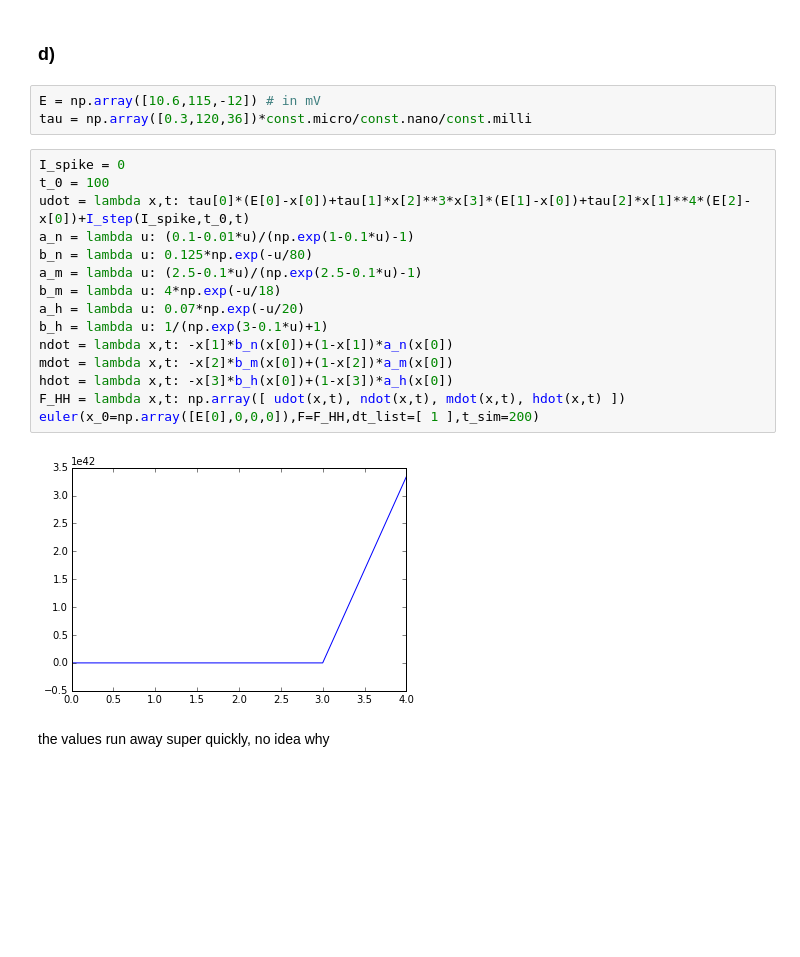
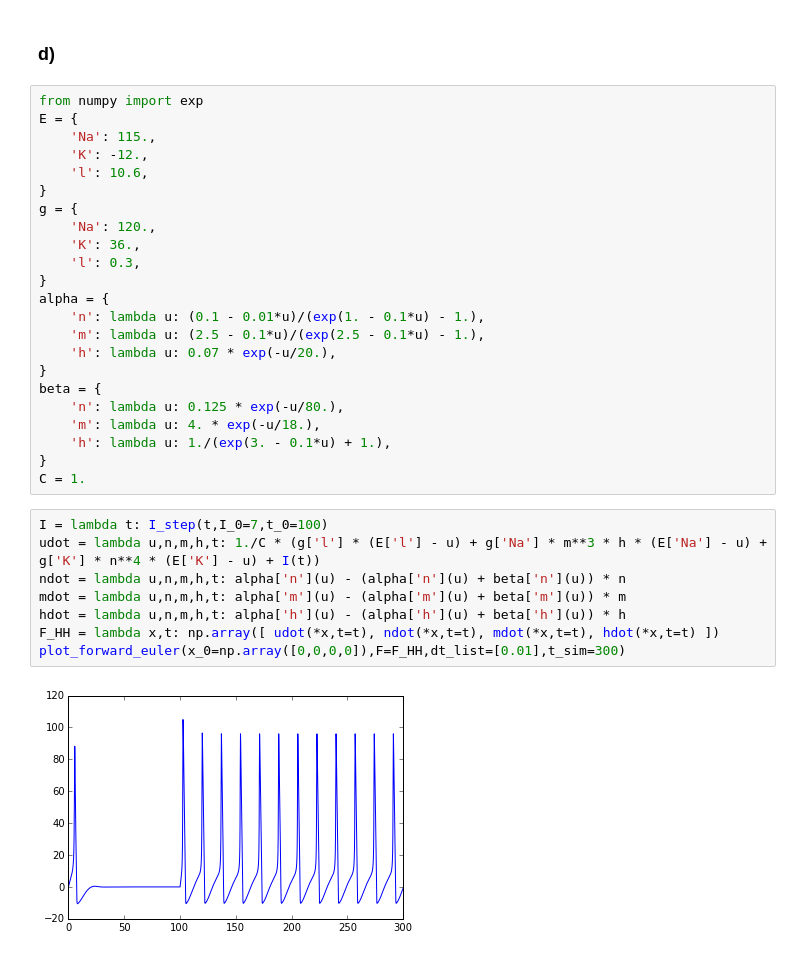
Before and after one commit to nilsvu/bic-ws1516, a Jupyter notebook: exercises/exercise 2.ipynb, the cells around one changed output. Drawn from its saved outputs; the diff is of its cells as text; blank space fills up the shorter version.

```diff
--- a/exercises/exercise 2.ipynb
+++ b/exercises/exercise 2.ipynb
@@ -68,24 +74,35 @@ euler(x_0=np.array([1,0]), F=F_osc2d, dt_list=[1,0.1,1e-5], t_sim=10)
 # %% [markdown]
 ### d)
-# %%
-E = np.array([10.6,115,-12]) # in mV
-tau = np.array([0.3,120,36])*const.micro/const.nano/const.milli
-# %%
-I_spike = 0
-t_0 = 100
-udot = lambda x,t: tau[0]*(E[0]-x[0])+tau[1]*x[2]**3*x[3]*(E[1]-x[0])+tau[2]*x[1]**4*(E[2]-x[0])+I_step(I_spike,t_0,t)
-a_n = lambda u: (0.1-0.01*u)/(np.exp(1-0.1*u)-1)
-b_n = lambda u: 0.125*np.exp(-u/80)
-a_m = lambda u: (2.5-0.1*u)/(np.exp(2.5-0.1*u)-1)
-b_m = lambda u: 4*np.exp(-u/18)
-a_h = lambda u: 0.07*np.exp(-u/20)
-b_h = lambda u: 1/(np.exp(3-0.1*u)+1)
-ndot = lambda x,t: -x[1]*b_n(x[0])+(1-x[1])*a_n(x[0])
-mdot = lambda x,t: -x[2]*b_m(x[0])+(1-x[2])*a_m(x[0])
-hdot = lambda x,t: -x[3]*b_h(x[0])+(1-x[3])*a_h(x[0])
-F_HH = lambda x,t: np.array([ udot(x,t), ndot(x,t), mdot(x,t), hdot(x,t) ])
-euler(x_0=np.array([E[0],0,0,0]),F=F_HH,dt_list=[ 1 ],t_sim=200)
-# %% [output]
-[figure, removed]
-# %% [markdown]
-the values run away super quickly, no idea why
+# %%
+from numpy import exp
+E = {
+    'Na': 115.,
+    'K': -12.,
+    'l': 10.6,
+}
+g = {
+    'Na': 120.,
+    'K': 36.,
+    'l': 0.3,
+}
+alpha = {
+    'n': lambda u: (0.1 - 0.01*u)/(exp(1. - 0.1*u) - 1.),
+    'm': lambda u: (2.5 - 0.1*u)/(exp(2.5 - 0.1*u) - 1.),
+    'h': lambda u: 0.07 * exp(-u/20.),
+}
+beta = {
+    'n': lambda u: 0.125 * exp(-u/80.),
+    'm': lambda u: 4. * exp(-u/18.),
+    'h': lambda u: 1./(exp(3. - 0.1*u) + 1.),
+}
+C = 1.
+# %%
+I = lambda t: I_step(t,I_0=7,t_0=100)
+udot = lambda u,n,m,h,t: 1./C * (g['l'] * (E['l'] - u) + g['Na'] * m**3 * h * (E['Na'] - u) + g['K'] * n**4 * (E['K'] - u) + I(t))
+ndot = lambda u,n,m,h,t: alpha['n'](u) - (alpha['n'](u) + beta['n'](u)) * n
+mdot = lambda u,n,m,h,t: alpha['m'](u) - (alpha['m'](u) + beta['m'](u)) * m
+hdot = lambda u,n,m,h,t: alpha['h'](u) - (alpha['h'](u) + beta['h'](u)) * h
+F_HH = lambda x,t: np.array([ udot(*x,t=t), ndot(*x,t=t), mdot(*x,t=t), hdot(*x,t=t) ])
+plot_forward_euler(x_0=np.array([0,0,0,0]),F=F_HH,dt_list=[0.01],t_sim=300)
+# %% [output]
+[figure, added]
```
Also changed, not shown: parts of 8 cells of this notebook, 1 other file.
